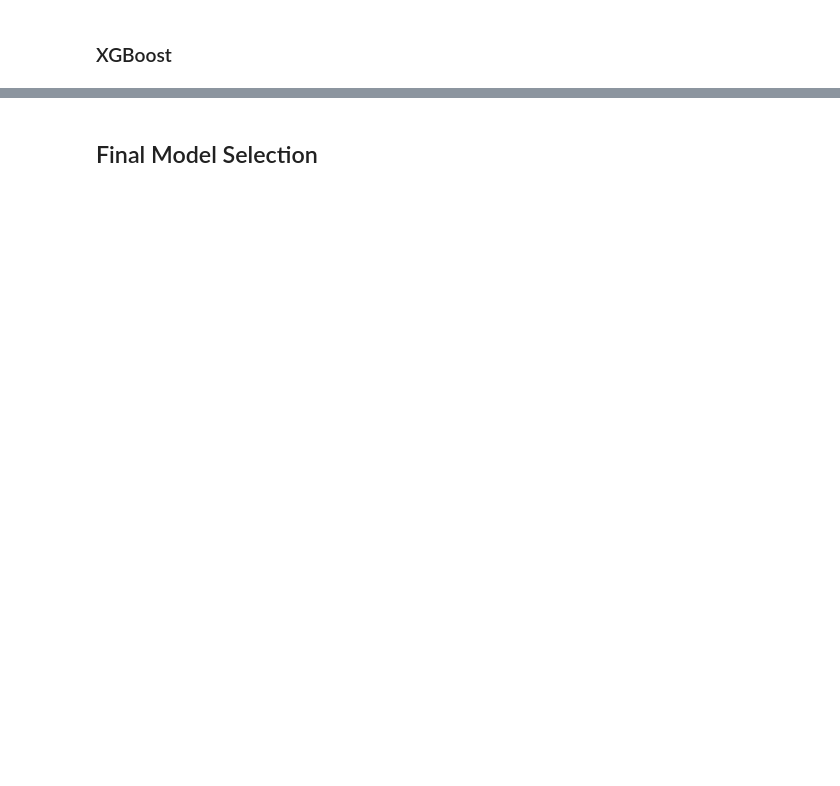
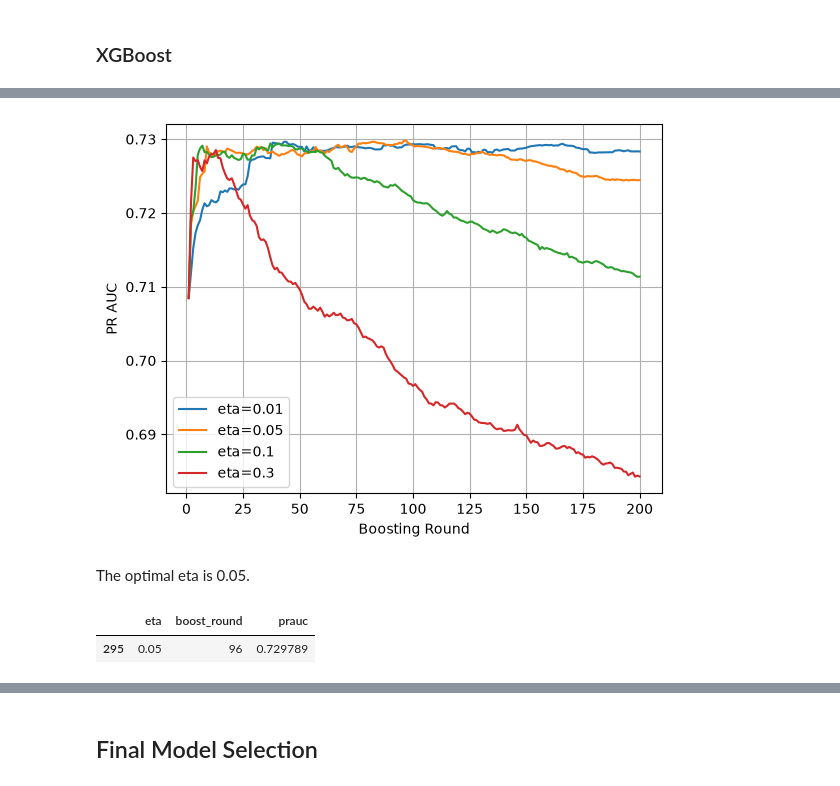
Before and after one commit to herblum/youtube-ml-project, a Jupyter notebook: notebook_log_reg_exp.ipynb, the cells around one changed output, grey strips where cells are left out. Saved outputs shown, nothing was run; the diff lists cells and outputs as text; code cells hidden in the pictures; blank space fills up the shorter version.

```diff
--- a/notebook_log_reg_exp.ipynb
+++ b/notebook_log_reg_exp.ipynb
@@ -494,0 +879,18 @@ Best cross-validated training ROC AUC: 0.9067
+# %%
+for eta, group in cv_summary_df.groupby("eta"):
+    plt.plot(group["boost_round"], group["prauc"], label=f"eta={eta}")
+
+plt.xlabel("Boosting Round")
+plt.ylabel("PR AUC")
+plt.legend()
+plt.grid(True)
+plt.show()
+# %% [output]
+[figure, added]
+# %% [markdown]
+The optimal eta is 0.05.
+# %%
+cv_summary_df[cv_summary_df["prauc"] == cv_summary_df["prauc"].max() ]
+# %% [output]
+|  | eta | boost_round | prauc |
+| 295 | 0.05 | 96 | 0.729789 |
```
Also changed, not shown: parts of 71 cells of this notebook.
